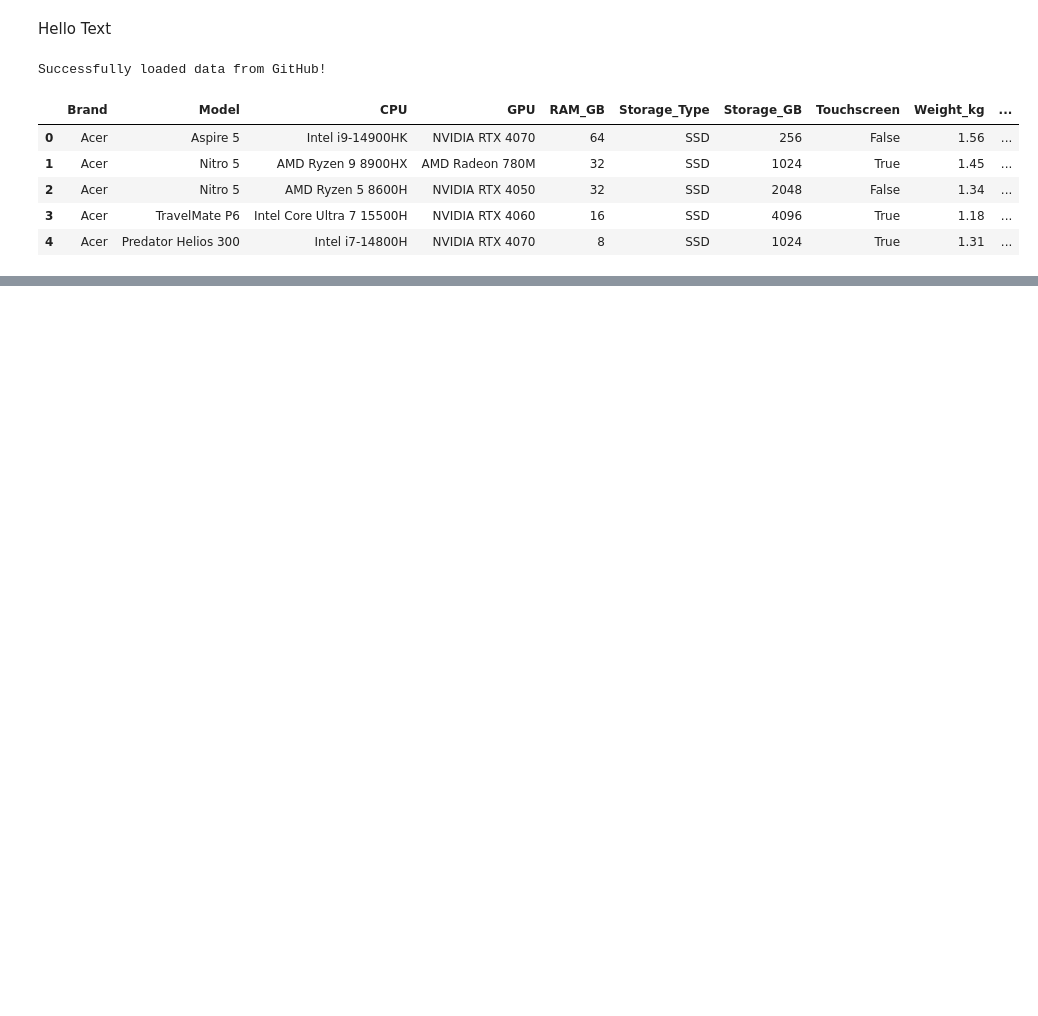
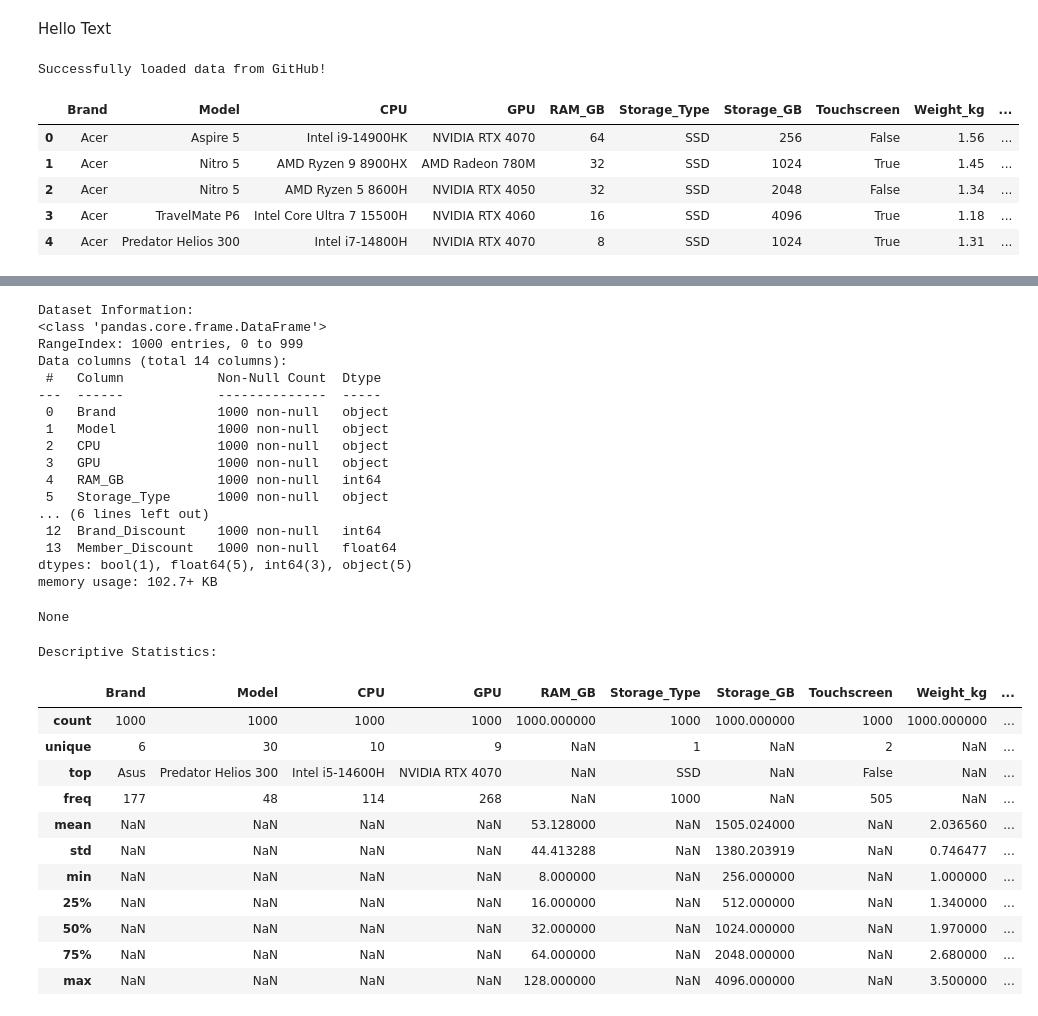
Before and after one commit to daguglacier/ADALL_github, a Jupyter notebook: Main.ipynb, the cells around one changed output, grey strips where cells are left out. Drawn from its saved outputs; the diff is of its cells as text; code cells hidden in the pictures; blank space fills up the shorter version.

```diff
--- a/Main.ipynb
+++ b/Main.ipynb
@@ -23,0 +38,38 @@ Successfully loaded data from GitHub!
+# %%
+print("Dataset Information:")
+display(df.info())
+
+print("\nDescriptive Statistics:")
+display(df.describe(include='all'))
+# %% [output]
+Dataset Information:
+<class 'pandas.core.frame.DataFrame'>
+RangeIndex: 1000 entries, 0 to 999
+Data columns (total 14 columns):
+ #   Column            Non-Null Count  Dtype
+---  ------            --------------  -----
+ 0   Brand             1000 non-null   object
+ 1   Model             1000 non-null   object
+ 2   CPU               1000 non-null   object
+ 3   GPU               1000 non-null   object
+ 4   RAM_GB            1000 non-null   int64
+ 5   Storage_Type      1000 non-null   object
+... (6 lines left out)
+ 12  Brand_Discount    1000 non-null   int64
+ 13  Member_Discount   1000 non-null   float64
+dtypes: bool(1), float64(5), int64(3), object(5)
+memory usage: 102.7+ KB
+None
+Descriptive Statistics:
+|  | Brand | Model | CPU | GPU | RAM_GB | Storage_Type | Storage_GB | Touchscreen | Weight_kg | ... |
+| count | 1000 | 1000 | 1000 | 1000 | 1000.000000 | 1000 | 1000.000000 | 1000 | 1000.000000 | ... |
+| unique | 6 | 30 | 10 | 9 | NaN | 1 | NaN | 2 | NaN | ... |
+| top | Asus | Predator Helios 300 | Intel i5-14600H | NVIDIA RTX 4070 | NaN | SSD | NaN | False | NaN | ... |
+| freq | 177 | 48 | 114 | 268 | NaN | 1000 | NaN | 505 | NaN | ... |
+| mean | NaN | NaN | NaN | NaN | 53.128000 | NaN | 1505.024000 | NaN | 2.036560 | ... |
+| std | NaN | NaN | NaN | NaN | 44.413288 | NaN | 1380.203919 | NaN | 0.746477 | ... |
+| min | NaN | NaN | NaN | NaN | 8.000000 | NaN | 256.000000 | NaN | 1.000000 | ... |
+| 25% | NaN | NaN | NaN | NaN | 16.000000 | NaN | 512.000000 | NaN | 1.340000 | ... |
+| 50% | NaN | NaN | NaN | NaN | 32.000000 | NaN | 1024.000000 | NaN | 1.970000 | ... |
+| 75% | NaN | NaN | NaN | NaN | 64.000000 | NaN | 2048.000000 | NaN | 2.680000 | ... |
+| max | NaN | NaN | NaN | NaN | 128.000000 | NaN | 4096.000000 | NaN | 3.500000 | ... |
```
Also changed, not shown: parts of 20 cells of this notebook.
